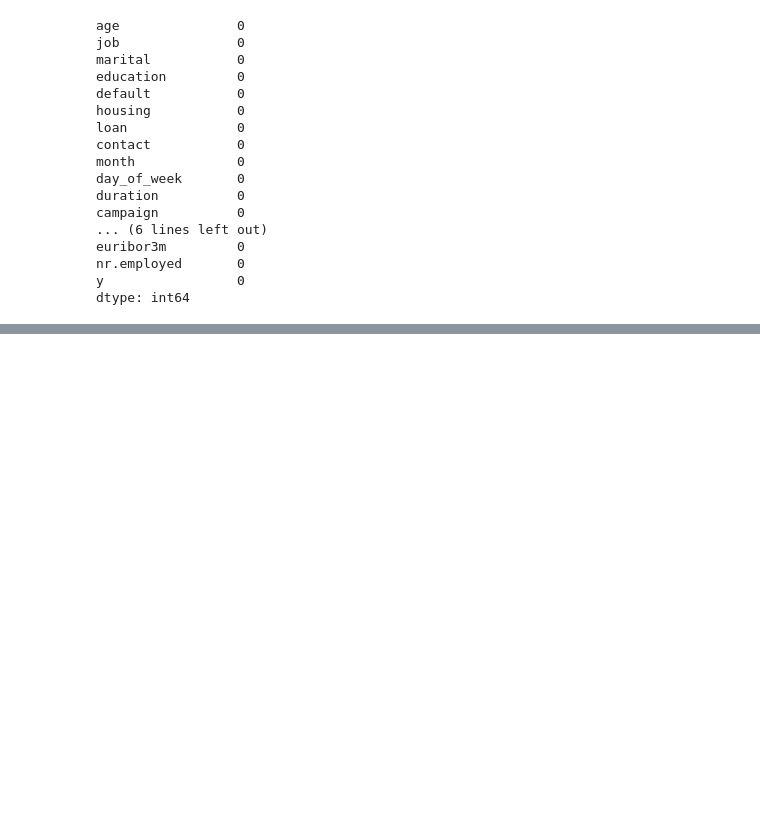
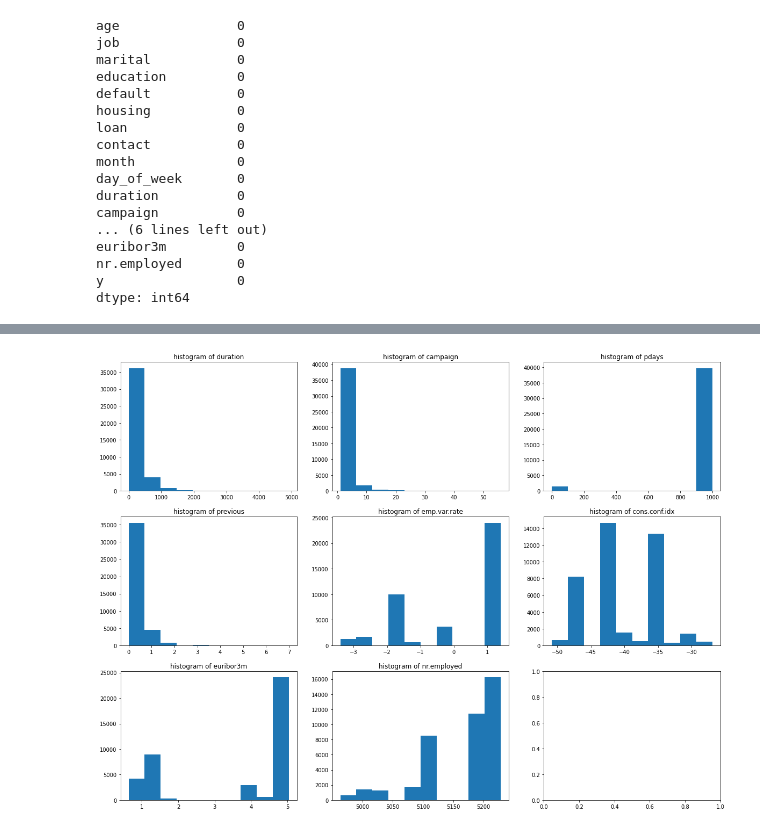
Before and after one commit to safiraauliar/Assignment-DataScience-Hacktiv8, a Jupyter notebook: PYTN_Assgn_3_03_SafiraAuliaRohmah.ipynb, the cells around one changed output, grey strips where cells are left out. Drawn from its saved outputs; the diff is of its cells as text; code cells hidden in the pictures; blank space fills up the shorter version.

```diff
--- a/PYTN_Assgn_3_03_SafiraAuliaRohmah.ipynb
+++ b/PYTN_Assgn_3_03_SafiraAuliaRohmah.ipynb
@@ -92,0 +148,17 @@ dtype: int64
+# %%
+# Numerical columns exploration
+num_cols = ['duration','campaign','pdays','previous','emp.var.rate',
+            'cons.conf.idx','euribor3m','nr.employed']
+
+fig, ax = plt.subplots(3,3, sharex=False, sharey=False, figsize=(20,15))
+count = 0
+for num_col in num_cols:
+    ax_x = count//3
+    ax_y = count%3
+
+    ax[ax_x, ax_y].hist(df[num_col])
+    ax[ax_x, ax_y].set_title(f"histogram of {num_col}")
+    count+=1
+plt.show()
+# %% [output]
+[figure, added]
```
Also changed, not shown: parts of 28 cells of this notebook, 1 other file.
